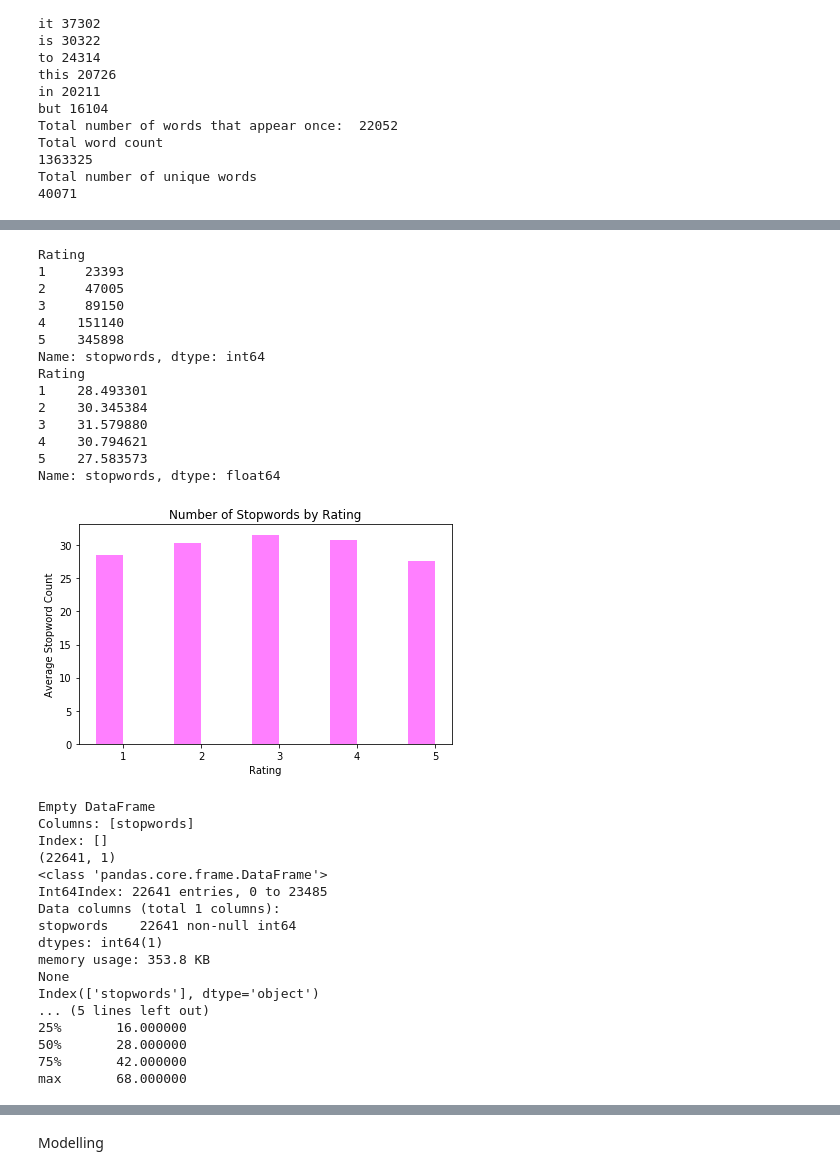
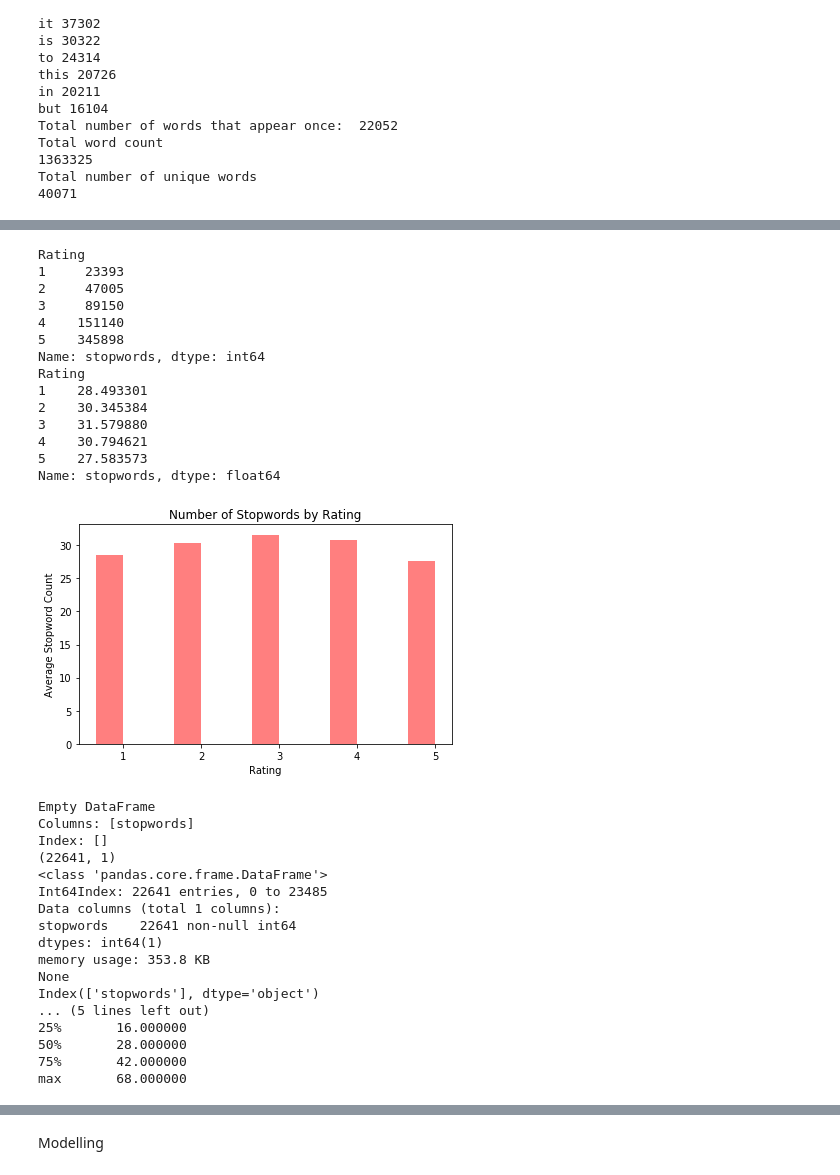
Before and after one commit to donaray/SpringBoard, a Jupyter notebook: Capstone/TextClassification/TextClassification.ipynb, the cells around one changed output, grey strips where cells are left out. Saved outputs shown, nothing was run; the diff lists cells and outputs as text; code cells hidden in the pictures.

```diff
--- a/Capstone/TextClassification/TextClassification.ipynb
+++ b/Capstone/TextClassification/TextClassification.ipynb
@@ -556,37 +585,37 @@ index = np.arange(n_groups)
 bar_width = 0.35
 
 print(total)
 print(means)
 
-plt.bar(index, means, bar_width, label='Rating', alpha =0.5, align='center', color='Magenta')
+plt.bar(index, means, bar_width, label='Rating', alpha =0.5, align='center', color='red')
 
 plt.xticks(index + bar_width/2, ('1', '2', '3', '4', '5'))
 plt.title('Number of Stopwords by Rating')
 plt.xlabel('Rating')
 plt.ylabel('Average Stopword Count')
 plt.tight_layout()
 
-#fig_rating = plt.gcf()
+fig_Stopword_count_rating = plt.gcf()
 plt.show()
 
 Print_Stats(df[['stopwords']], 0)
-#fig_rating.savefig('Rating.jpeg', bbox_inches='tight')
+fig_Stopword_count_rating.savefig('./figures/Stopword_count_rating.jpeg', bbox_inches='tight')
 # %% [output]
 Rating
 1     23393
 2     47005
 3     89150
 4    151140
 5    345898
 Name: stopwords, dtype: int64
 Rating
 1    28.493301
 2    30.345384
 3    31.579880
 4    30.794621
 5    27.583573
 Name: stopwords, dtype: float64
-[figure, old version]
+[figure, new version]
 Empty DataFrame
 Columns: [stopwords]
 Index: []
```
Also changed, not shown: parts of 19 cells of this notebook.
